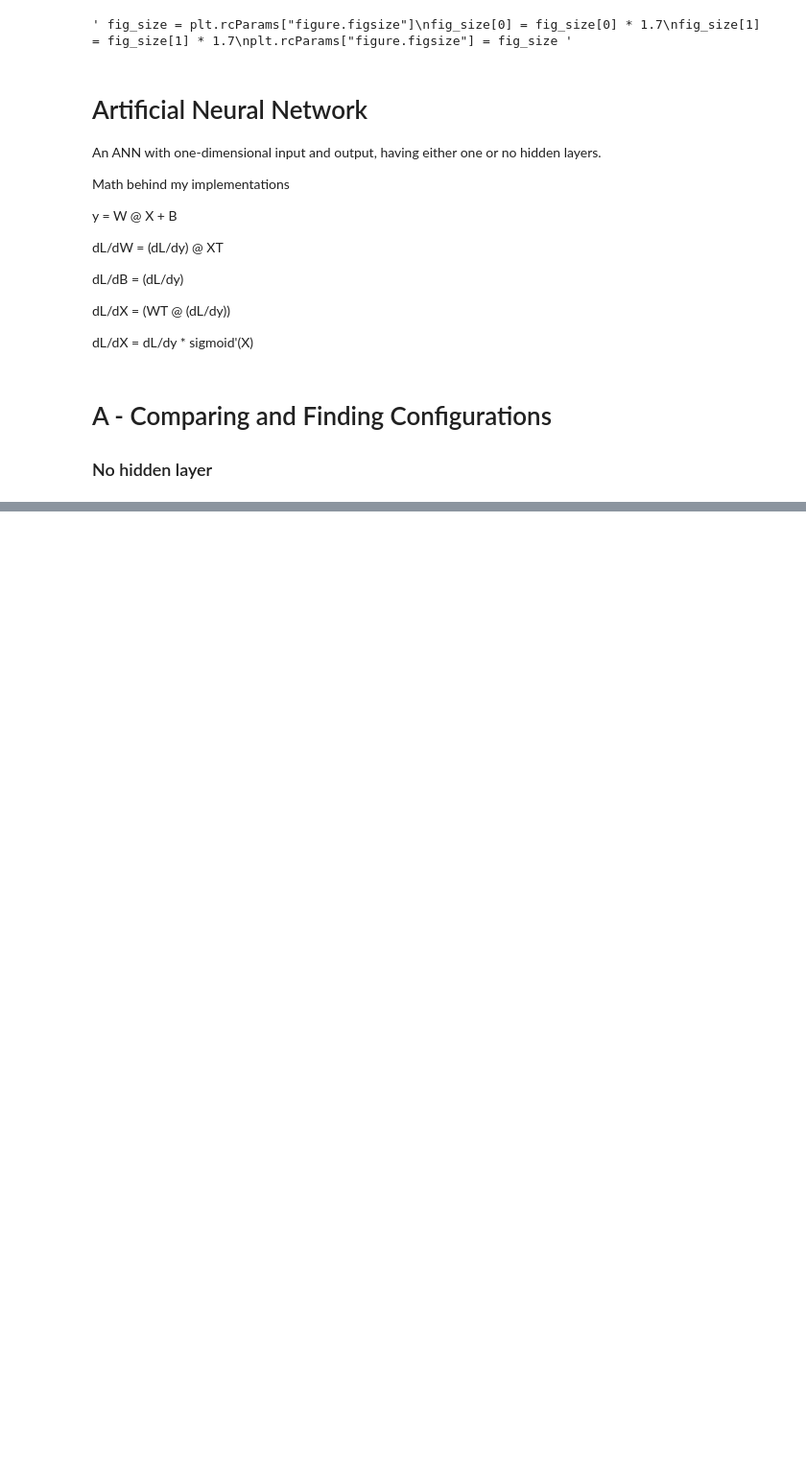
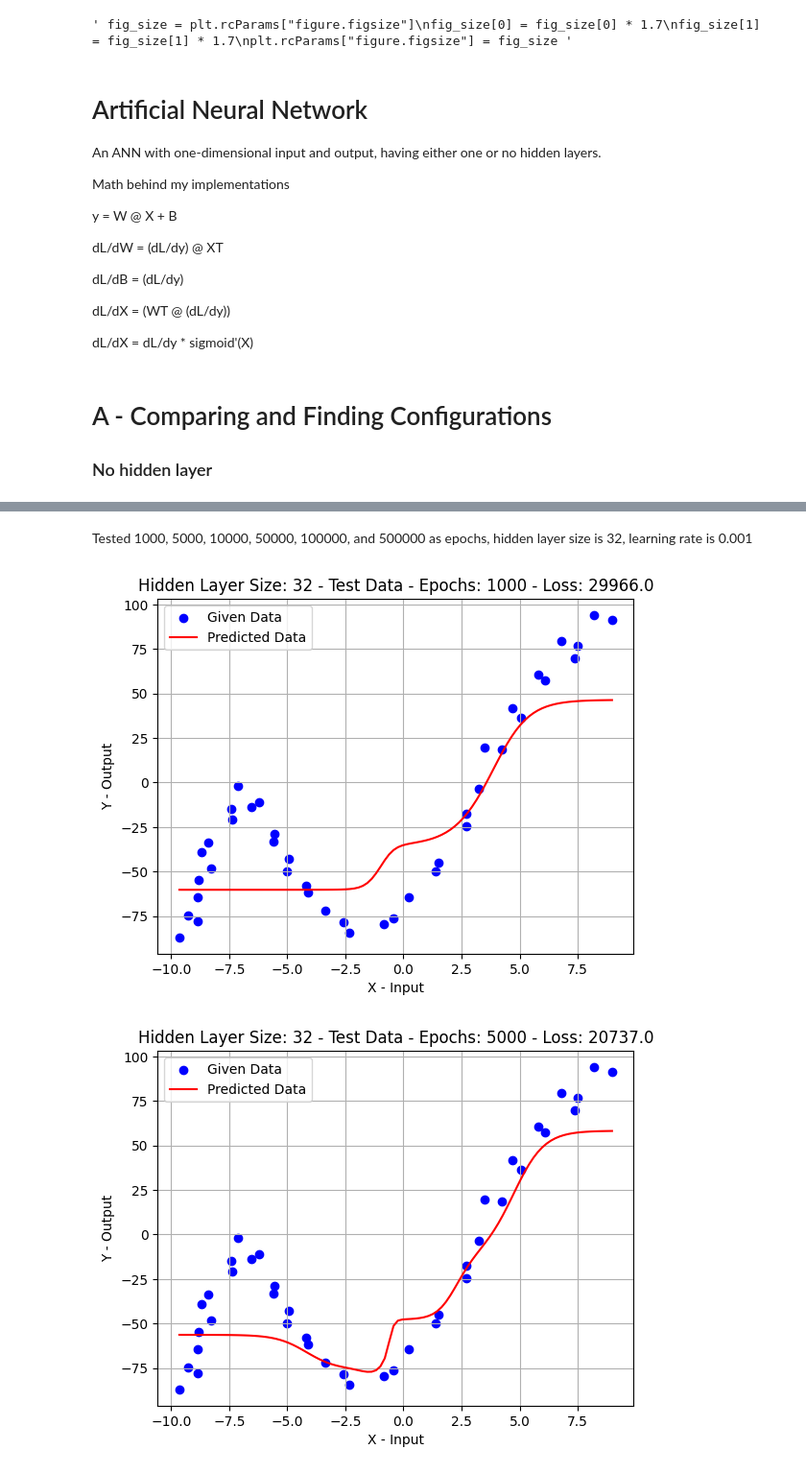
Before and after one commit to gorkemsolun/Supervised-Learning, a Jupyter notebook: GE461_Project3_Gorkem_Kadir_Solun_22003214.ipynb, the cells around one changed output, grey strips where cells are left out. Shown at 96% size. Drawn from its saved outputs; the diff is of its cells as text; code cells hidden in the pictures; blank space fills up the shorter version.

```diff
--- a/GE461_Project3_Gorkem_Kadir_Solun_22003214.ipynb
+++ b/GE461_Project3_Gorkem_Kadir_Solun_22003214.ipynb
@@ -281,0 +370,34 @@ artificialNeuralNetwork.plot(
+# %% [markdown]
+Tested 1000, 5000, 10000, 50000, 100000, and 500000 as epochs, hidden layer size is 32, learning rate is 0.001
+# %%
+# Train the network with a hidden layer with different epochs
+epochs = [1000, 5000, 10000, 50000, 100000, 500000]
+for epoch in epochs:
+    artificialNeuralNetwork = ArtificialNeuralNetwork(hidden_layer_size=32)
+
+    # Train the network with a hidden layer using the training data
+    artificialNeuralNetwork.train(
+        train_input,
+        train_output,
+        epochs=epoch,
+    )
+
+    # Plot the predicted output of the network with a hidden layer
+    """ artificialNeuralNetwork.plot(
+        train_input,
+        train_output,
+        title=f"Hidden Layer Size: 32 - Train Data - Epochs: {epoch} - Loss: {
+            artificialNeuralNetwork.sum_squared_error(train_output, artificialNeuralNetwork.predict(train_input))
+            }",
+    ) """
+
+    artificialNeuralNetwork.plot(
+        test_input,
+        test_output,
+        title=f"Hidden Layer Size: 32 - Test Data - Epochs: {epoch} - Loss: {
+            artificialNeuralNetwork.sum_squared_error(test_output, artificialNeuralNetwork.predict(test_input))
+            }",
+    )
+# %% [output]
+[figure, added]
+[figure, added]
```
Also changed, not shown: parts of 17 cells of this notebook, 1 other file.
